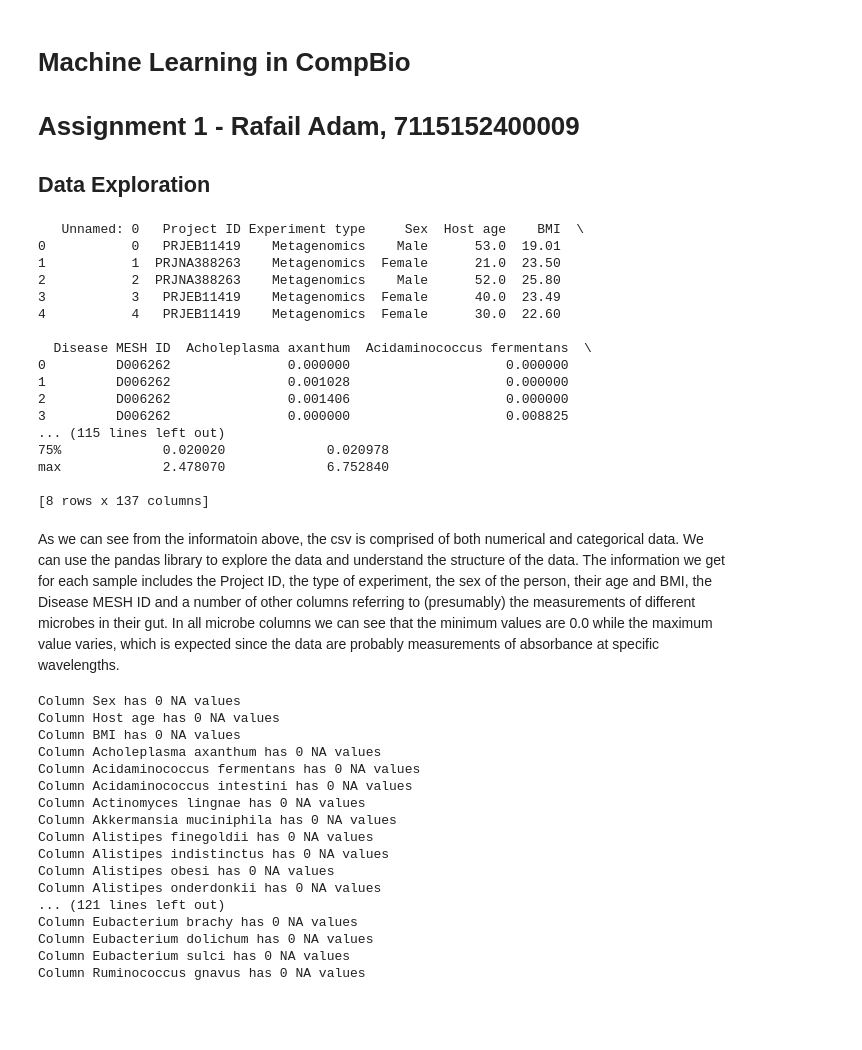
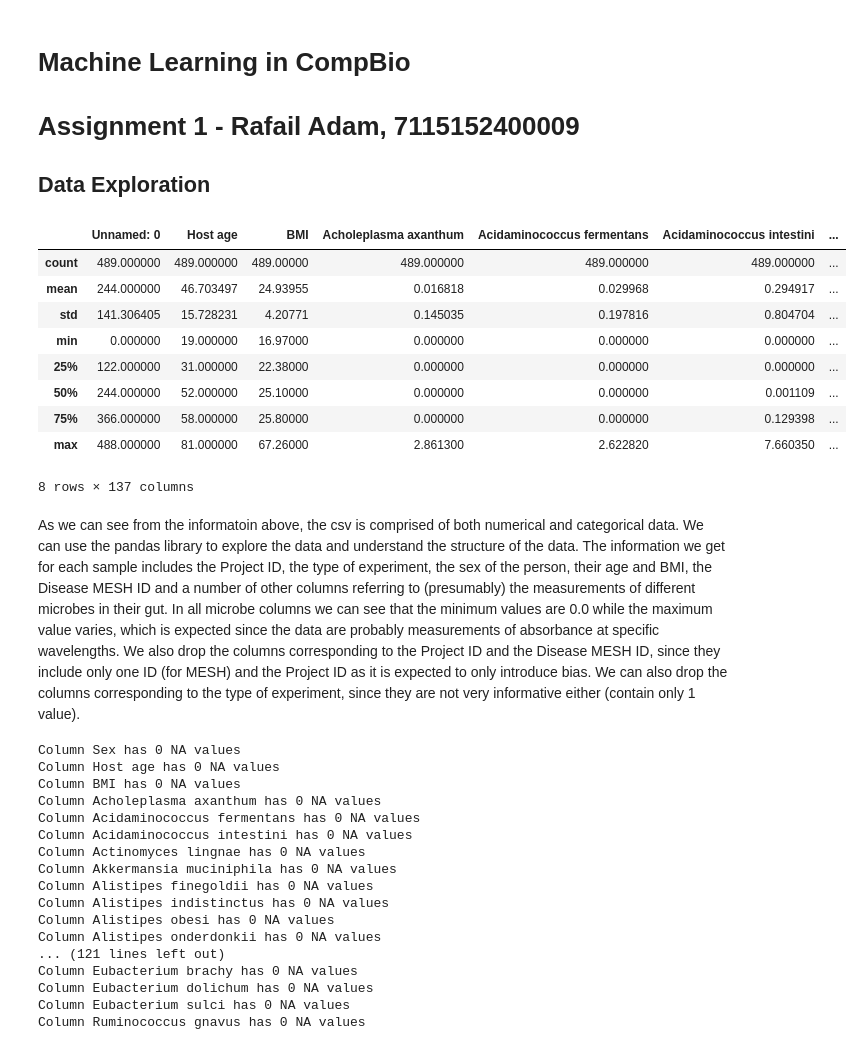
Before and after one commit to RafailTn/Assignment-1, a Jupyter notebook: notebooks/data_exploration.ipynb, the cells around one changed output. Saved outputs shown, nothing was run; the diff lists cells and outputs as text; code cells hidden in the pictures; blank space fills up the shorter version.

```diff
--- a/notebooks/data_exploration.ipynb
+++ b/notebooks/data_exploration.ipynb
@@ -11,32 +13,32 @@ import pickle
 # %%
-filepath = "/Volumes/Mac/Users/rafailadam/Downloads/mlincompbio/Assignment-1/data/"
-train_data = filepath + "assignment1_dev_set.csv"
+# Determine the project root directory (assumes that the notebook is inside Assignment-1/notebooks/)
+notebook_path = Path.cwd()
+project_root = notebook_path.parent  # Go one level up
+
+# Build relative paths to the data folder
+dev_data_path = project_root / "data" / "assignment1_dev_set.csv"
+eval_data_path = project_root / "data" / "assignment1_val_set.csv"
 # %%
-train_dframe = pd.read_csv(train_data, header=0)
-print(train_dframe.head())
+train_dframe = pd.read_csv(dev_data_path, header=0)
+train_dframe.head()
 # Get a feel for the data
 # Describe gives us information about means, medians, standard deviations, etc.
-print(train_dframe.describe())
+train_dframe.describe()
 # %% [output]
+|  | Unnamed: 0 | Host age | BMI | Acholeplasma axanthum | Acidaminococcus fermentans | Acidaminococcus intestini | ... |
+| count | 489.000000 | 489.000000 | 489.00000 | 489.000000 | 489.000000 | 489.000000 | ... |
+| mean | 244.000000 | 46.703497 | 24.93955 | 0.016818 | 0.029968 | 0.294917 | ... |
+| std | 141.306405 | 15.728231 | 4.20771 | 0.145035 | 0.197816 | 0.804704 | ... |
+| min | 0.000000 | 19.000000 | 16.97000 | 0.000000 | 0.000000 | 0.000000 | ... |
+| 25% | 122.000000 | 31.000000 | 22.38000 | 0.000000 | 0.000000 | 0.000000 | ... |
+| 50% | 244.000000 | 52.000000 | 25.10000 | 0.000000 | 0.000000 | 0.001109 | ... |
+| 75% | 366.000000 | 58.000000 | 25.80000 | 0.000000 | 0.000000 | 0.129398 | ... |
+| max | 488.000000 | 81.000000 | 67.26000 | 2.861300 | 2.622820 | 7.660350 | ... |
-   Unnamed: 0   Project ID Experiment type     Sex  Host age    BMI  \
-0           0   PRJEB11419    Metagenomics    Male      53.0  19.01
-1           1  PRJNA388263    Metagenomics  Female      21.0  23.50
-2           2  PRJNA388263    Metagenomics    Male      52.0  25.80
-3           3   PRJEB11419    Metagenomics  Female      40.0  23.49
-4           4   PRJEB11419    Metagenomics  Female      30.0  22.60
-
-  Disease MESH ID  Acholeplasma axanthum  Acidaminococcus fermentans  \
-0         D006262               0.000000                    0.000000
-1         D006262               0.001028                    0.000000
-2         D006262               0.001406                    0.000000
-3         D006262               0.000000                    0.008825
-... (115 lines left out)
-75%             0.020020             0.020978
-max             2.478070             6.752840
-
-[8 rows x 137 columns]
+8 rows × 137 columns
 # %% [markdown]
 </p>As we can see from the informatoin above, the csv is comprised of both numerical and categorical data. We can use the pandas library to explore the data and understand the structure of the data. The information we get for each sample includes the Project ID, the type of experiment, the sex of the person, their age and BMI, the Disease MESH ID and a number of other columns referring to (presumably) the measurements of different microbes in their gut. In all microbe columns we can see that the minimum values are 0.0 while the maximum value varies, which is expected since the data are probably measurements of absorbance at specific wavelengths.</p>
+
+</p>We also drop the columns corresponding to the Project ID and the Disease MESH ID, since they include only one ID (for MESH) and the Project ID as it is expected to only introduce bias. We can also drop the columns corresponding to the type of experiment, since they are not very informative either (contain only 1 value).</p>
 # %%
 # Drop the Unnamed column as it is used as an index, and the other columns as they contain information that is not relevant for our analysis
 train_dframe = train_dframe.drop(columns=['Unnamed: 0'])
```
Also changed, not shown: parts of 7 cells of this notebook, 4 other files.
